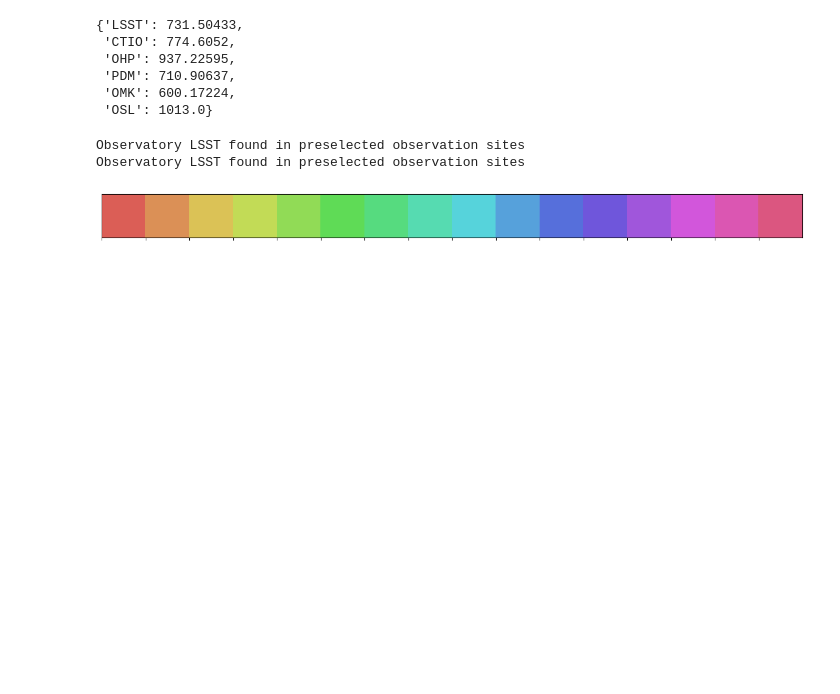
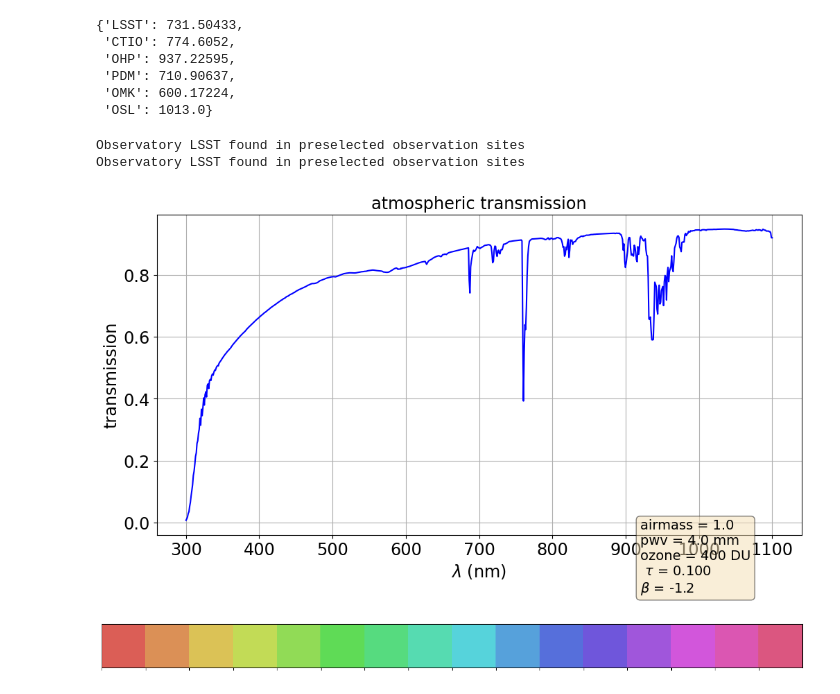
Before and after one commit to LSSTDESC/getObsAtmo, a Jupyter notebook: docs/notebooks/test_ObsAtmoEmulator.ipynb, the cells around one changed output. Saved outputs shown, nothing was run; the diff lists cells and outputs as text; code cells hidden in the pictures; blank space fills up the shorter version.

```diff
--- a/docs/notebooks/test_ObsAtmoEmulator.ipynb
+++ b/docs/notebooks/test_ObsAtmoEmulator.ipynb
@@ -61,6 +61,10 @@ emul2 =  ObsAtmo(obs_str=obs_str,pressure = new_pressure)
 # %% [output]
 Observatory LSST found in preselected observation sites
 Observatory LSST found in preselected observation sites
+# %%
+emul1.plot_transmission()
+# %% [output]
+[figure, added]
 # %%
 WL = emul1.GetWL()
 airmasses = emul1.AIRMASS
```
Also changed, not shown: parts of 3 cells of this notebook, 3 other files.
